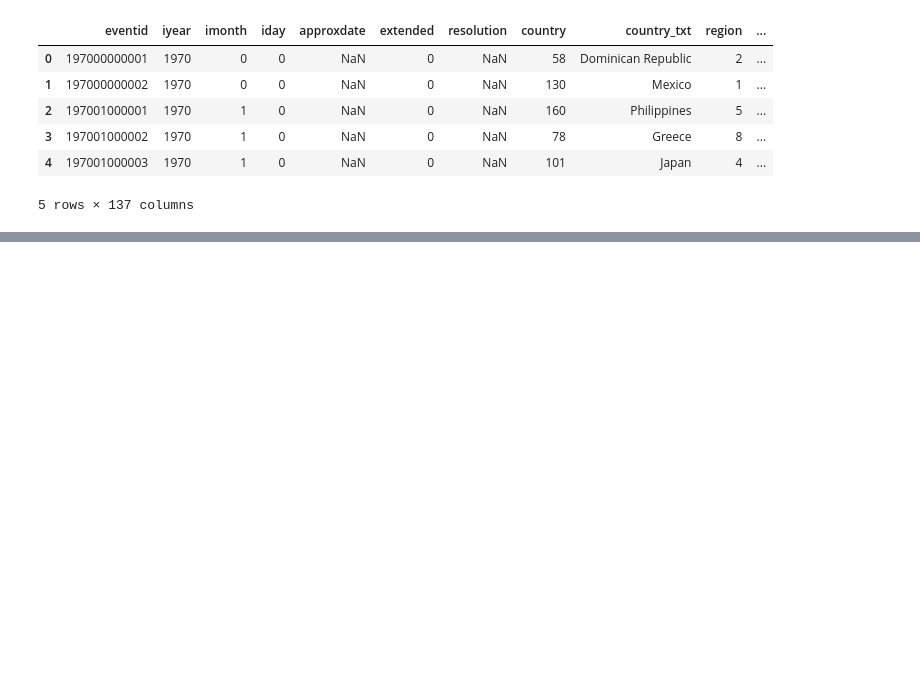
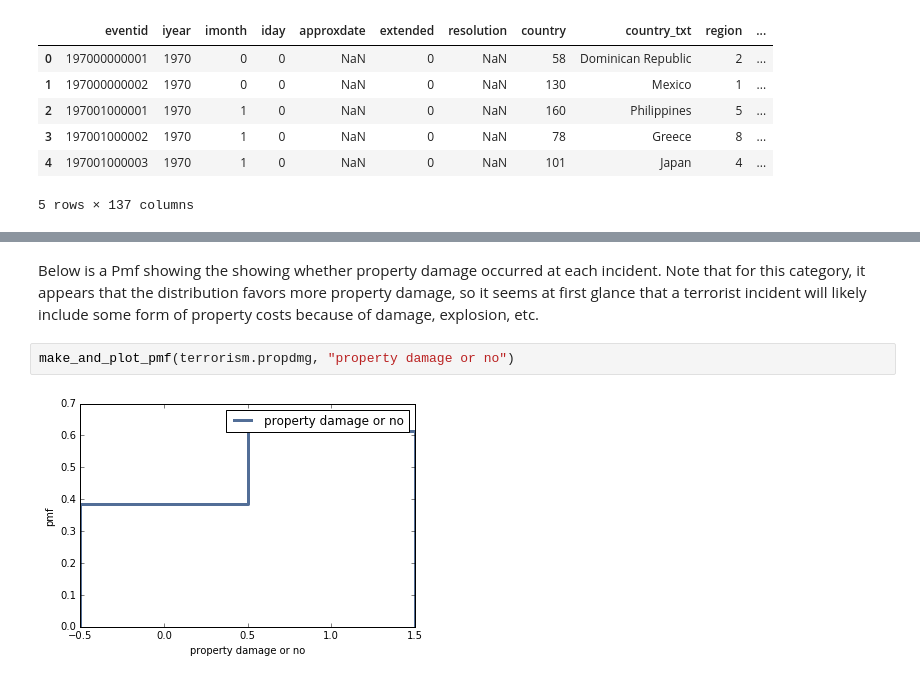
Before and after one commit to kzhang8850/ThinkStats2, a Jupyter notebook: code/report2.ipynb, the cells around one changed output, grey strips where cells are left out. Saved outputs shown, nothing was run; the diff lists cells and outputs as text; blank space fills up the shorter version.

```diff
--- a/code/report2.ipynb
+++ b/code/report2.ipynb
@@ -47,0 +140,6 @@ thinkplot.Config(xlabel="country id",
+# %% [markdown]
+Below is a Pmf showing the showing whether property damage occurred at each incident. Note that for this category, it appears that the distribution favors more property damage, so it seems at first glance that a terrorist incident will likely include some form of property costs because of damage, explosion, etc.
+# %%
+make_and_plot_pmf(terrorism.propdmg, "property damage or no")
+# %% [output]
+[figure, added]
```
Also changed, not shown: parts of 36 cells of this notebook, 1 other file.
